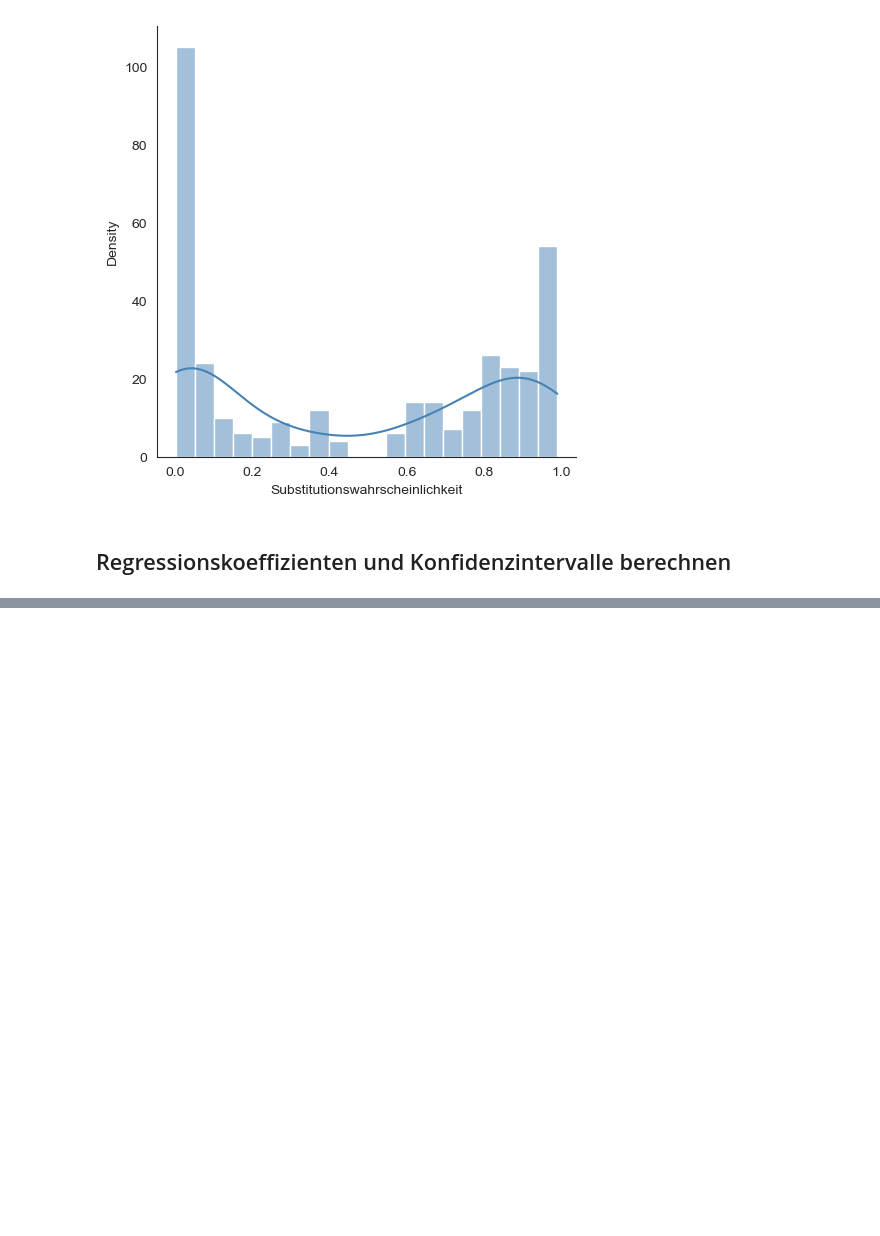
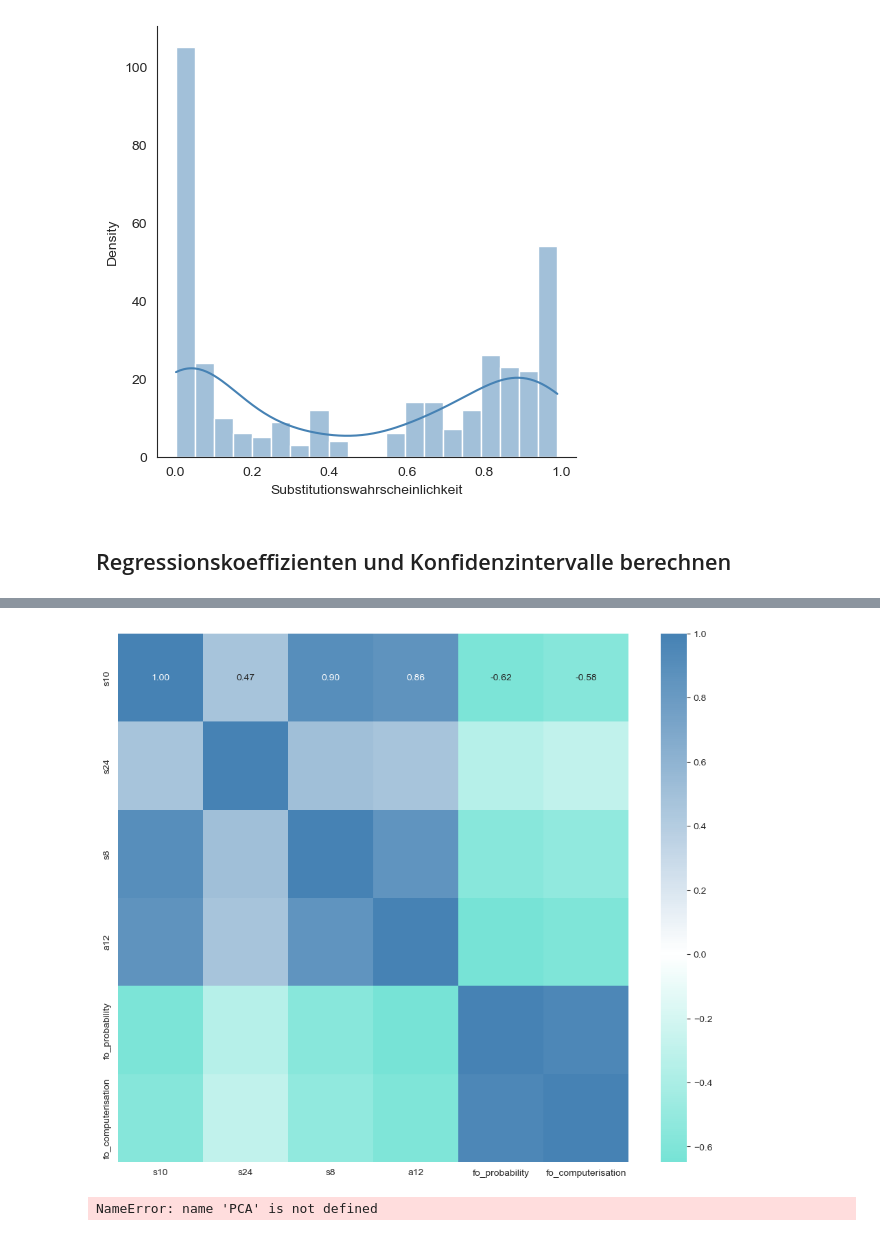
Before and after one commit to joergjan/bachelorarbeit, a Jupyter notebook: 05_fo_eda.ipynb, the cells around one changed output, grey strips where cells are left out. Drawn from its saved outputs; the diff is of its cells as text; code cells hidden in the pictures; blank space fills up the shorter version.

```diff
--- a/05_fo_eda.ipynb
+++ b/05_fo_eda.ipynb
@@ -588,5 +589,5 @@ coefficients_outside_99.reset_index().rename(columns={'index': 'Variable', 0: 'C
 # Get the column names that are not in coefficients_outside_95["id"] and start with 's' or 'a'
 cols_to_zero = [col for col in df_smote.columns if (col not in coefficients_outside_95["id"].values) and (col.startswith('s') or col.startswith('a'))]
 
-# Set all values to 0 for these columns
-df_smote[cols_to_zero] = 0
+# add ids that were removed manually
+cols_to_zero.append(["a27","s6","a5","a30","a31","a29","s30","a28","s20","a34","s1"])
@@ -642,0 +607,12 @@ LinAlgError: Singular matrix
+# %%
+# Get the column names that match the regex pattern
+cols_to_drop = df_smote.filter(regex='^(s|a|fo_probability)', axis=1).columns
+
+# Further filter these columns to only include those where all values are 0
+cols_to_drop = [col for col in cols_to_drop if df_smote[col].eq(0).all()]
+
+# Drop these columns
+df_smote.drop(columns=cols_to_drop, inplace=True)
+
+# Display the first few rows of the DataFrame
+df_smote.head()
@@ -642,0 +626,45 @@ LinAlgError: Singular matrix
+# %%
+# Calculate the correlation matrix
+corr_matrix = df_smote.corr()
+
+# Create a custom colormap
+cmap = mcolors.LinearSegmentedColormap.from_list("custom", ["#2dd4bf", "white", "#4682B4"])
+
+# Create a heatmap
+plt.figure(figsize=(12, 10))
+sns.heatmap(corr_matrix, annot=True, fmt=".2f", cmap=cmap, center=0)
+
+# Show the plot
+plt.show()
+# %% [output]
+[figure, added]
+# %%
+# Step 3: Split the data
+X = df_smote.drop('fo_computerisation', axis=1)
+y = df_smote['fo_computerisation']
+train_x, test_x, train_y, test_y = train_test_split(X, y, test_size=0.2, random_state=0)
+
+# Step 6: Perform PCA
+pca = PCA(n_components=0.95)
+X_reduced = pca.fit_transform(train_x)
+test_x = pca.transform(test_x)
+
+# Step 7: Visualize the explained variance
+plt.figure(figsize=(7, 6))
+plt.plot(np.cumsum(pca.explained_variance_ratio_), c = '#081c8b')
+plt.xlabel('Number of components')
+plt.ylabel('Cumulative explained variance')
+plt.axhline(y=0.95, color='r', linestyle='-')
+plt.show()
+
+# Step 8: Perform PCA with 2 components and visualize
+pca_2 = PCA(n_components=2)
+X_pca_2 = pca_2.fit_transform(train_x)
+plt.figure(figsize=(10,7))
+sns.scatterplot(x=X_pca_2[:,0], y=X_pca_2[:,1], s=70, color=".1")
+plt.title("2D Plot: shows 65.3 % of the explained variance")
+plt.xlabel("1st Principal Component")
+plt.ylabel("2nd Principal Component")
+plt.show()
+# %% [output]
+NameError: name 'PCA' is not defined
```
Also changed, not shown: parts of 6 cells of this notebook.
